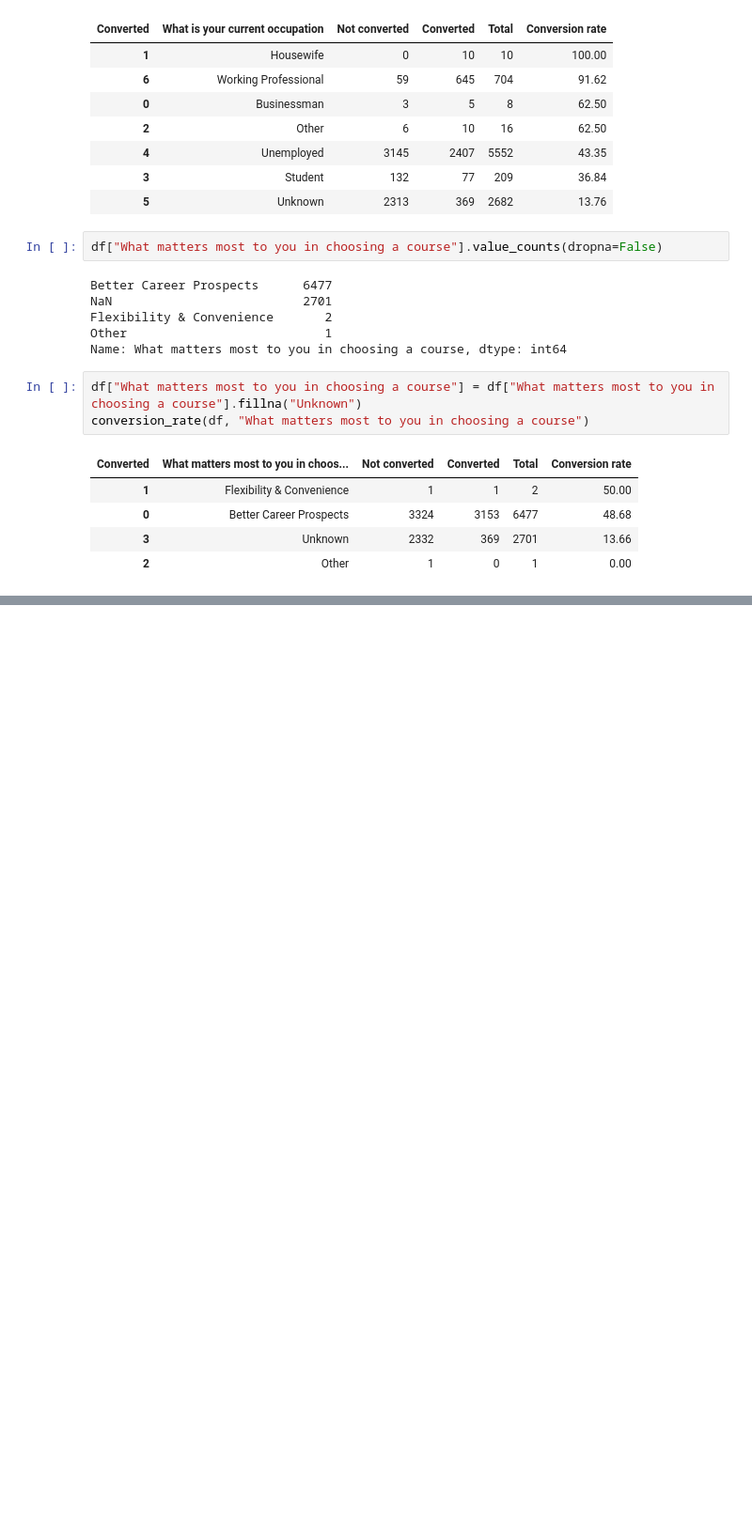
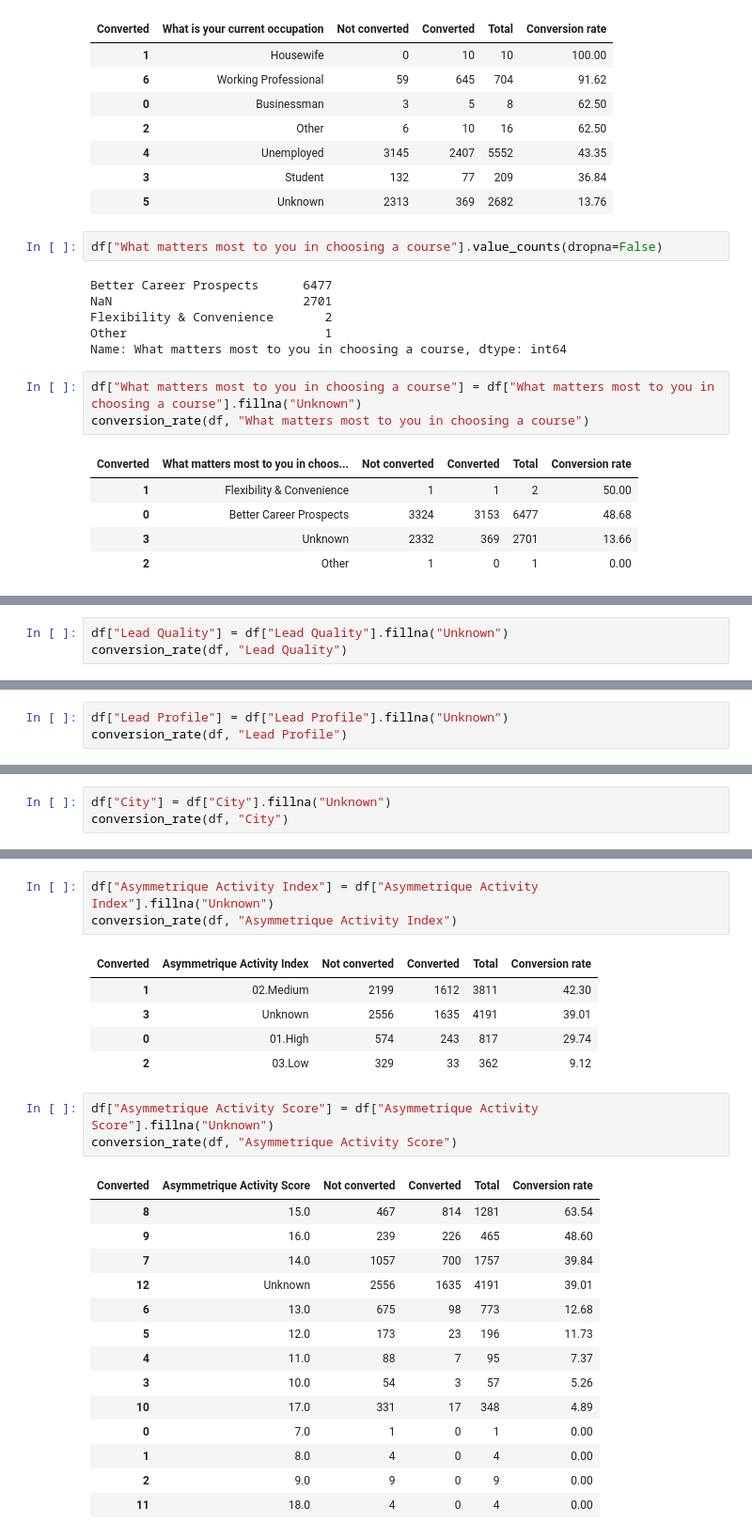
Before and after one commit to hyunjun33/Funnel_Analysis, a Jupyter notebook: Acquisition Analysis.ipynb, the cells around one changed output, grey strips where cells are left out. Shown at 94% size. Cells and saved outputs as stored; diff of their text form; blank space fills up the shorter version.

```diff
--- a/Acquisition Analysis.ipynb
+++ b/Acquisition Analysis.ipynb
@@ -519,0 +579,3 @@ df["Lead Quality"].value_counts(dropna=False)
+# %%
+df["Lead Quality"] = df["Lead Quality"].fillna("Unknown")
+conversion_rate(df, "Lead Quality")
@@ -519,0 +601,3 @@ df["Lead Quality"].value_counts(dropna=False)
+# %%
+df["Lead Profile"] = df["Lead Profile"].fillna("Unknown")
+conversion_rate(df, "Lead Profile")
@@ -519,0 +625,3 @@ df["Lead Quality"].value_counts(dropna=False)
+# %%
+df["City"] = df["City"].fillna("Unknown")
+conversion_rate(df, "City")
@@ -519,0 +646,27 @@ df["Lead Quality"].value_counts(dropna=False)
+# %%
+df["Asymmetrique Activity Index"] = df["Asymmetrique Activity Index"].fillna("Unknown")
+conversion_rate(df, "Asymmetrique Activity Index")
+# %% [output]
+| Converted | Asymmetrique Activity Index | Not converted | Converted | Total | Conversion rate |
+| 1 | 02.Medium | 2199 | 1612 | 3811 | 42.30 |
+| 3 | Unknown | 2556 | 1635 | 4191 | 39.01 |
+| 0 | 01.High | 574 | 243 | 817 | 29.74 |
+| 2 | 03.Low | 329 | 33 | 362 | 9.12 |
+# %%
+df["Asymmetrique Activity Score"] = df["Asymmetrique Activity Score"].fillna("Unknown")
+conversion_rate(df, "Asymmetrique Activity Score")
+# %% [output]
+| Converted | Asymmetrique Activity Score | Not converted | Converted | Total | Conversion rate |
+| 8 | 15.0 | 467 | 814 | 1281 | 63.54 |
+| 9 | 16.0 | 239 | 226 | 465 | 48.60 |
+| 7 | 14.0 | 1057 | 700 | 1757 | 39.84 |
+| 12 | Unknown | 2556 | 1635 | 4191 | 39.01 |
+| 6 | 13.0 | 675 | 98 | 773 | 12.68 |
+| 5 | 12.0 | 173 | 23 | 196 | 11.73 |
+| 4 | 11.0 | 88 | 7 | 95 | 7.37 |
+| 3 | 10.0 | 54 | 3 | 57 | 5.26 |
+| 10 | 17.0 | 331 | 17 | 348 | 4.89 |
+| 0 | 7.0 | 1 | 0 | 1 | 0.00 |
+| 1 | 8.0 | 4 | 0 | 4 | 0.00 |
+| 2 | 9.0 | 9 | 0 | 9 | 0.00 |
+| 11 | 18.0 | 4 | 0 | 4 | 0.00 |
```
Also changed, not shown: parts of 34 cells of this notebook.
